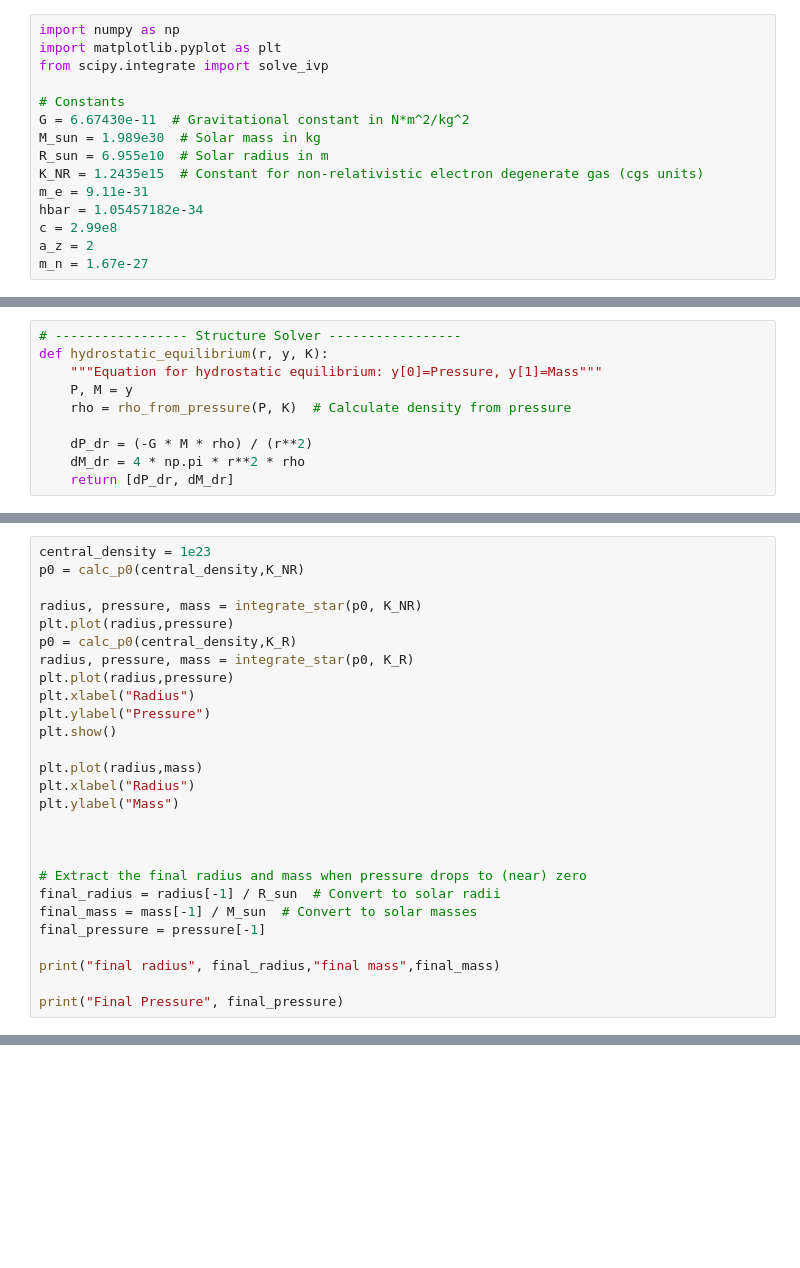
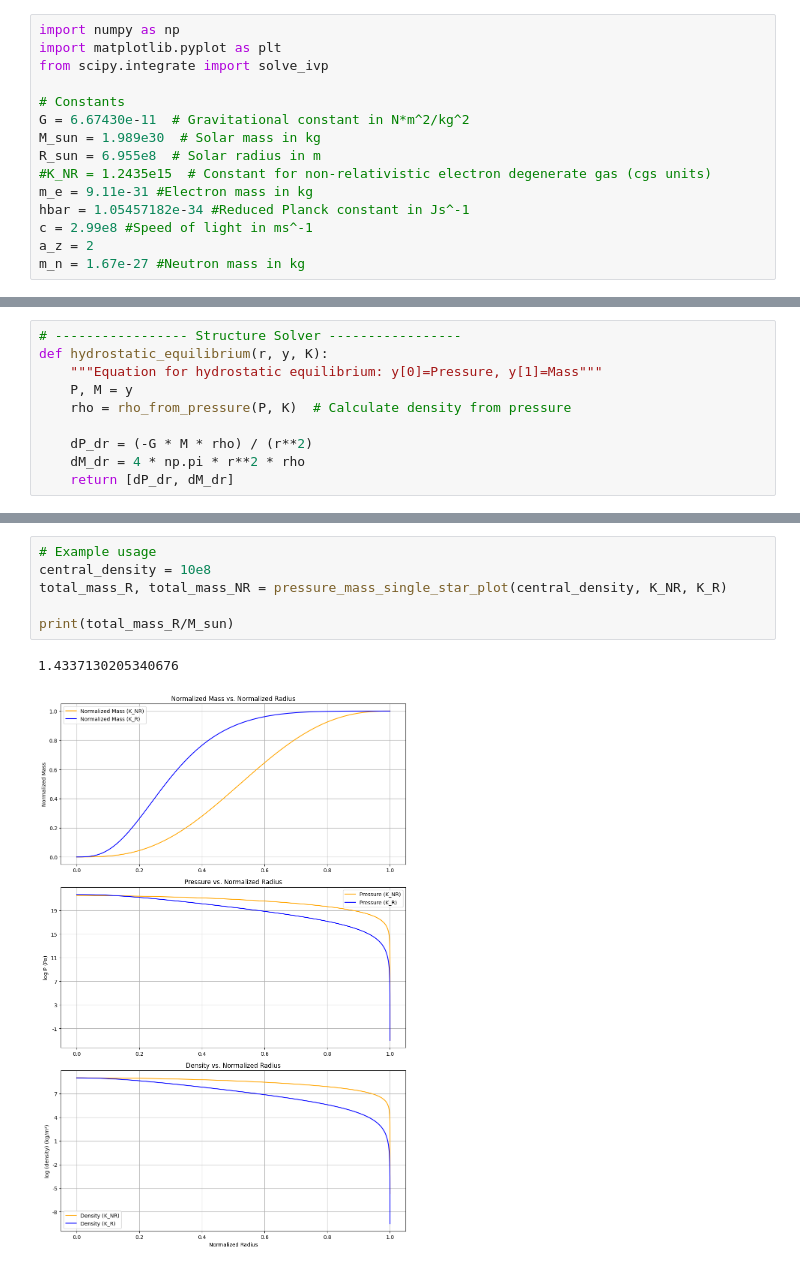
Before and after one commit to davidboam/computing_project, a Jupyter notebook: eos2.ipynb, the cells around one changed output, grey strips where cells are left out. Cells and saved outputs as stored; diff of their text form; blank space fills up the shorter version.

```diff
--- a/eos2.ipynb
+++ b/eos2.ipynb
@@ -13,13 +13,13 @@ from scipy.integrate import solve_ivp
 # Constants
 G = 6.67430e-11  # Gravitational constant in N*m^2/kg^2
 M_sun = 1.989e30  # Solar mass in kg
-R_sun = 6.955e10  # Solar radius in m
-K_NR = 1.2435e15  # Constant for non-relativistic electron degenerate gas (cgs units)
-m_e = 9.11e-31
-hbar = 1.05457182e-34
-c = 2.99e8
+R_sun = 6.955e8  # Solar radius in m
+#K_NR = 1.2435e15  # Constant for non-relativistic electron degenerate gas (cgs units)
+m_e = 9.11e-31 #Electron mass in kg
+hbar = 1.05457182e-34 #Reduced Planck constant in Js^-1
+c = 2.99e8 #Speed of light in ms^-1
 a_z = 2
-m_n = 1.67e-27
+m_n = 1.67e-27 #Neutron mass in kg
 # %%
 def K_NR():
     """Inverse EOS to get density from pressure for non-relativistic case"""
@@ -74,29 +103,2 @@ def integrate_star(central_pressure,K):
 
     return sol.t, sol.y[0], sol.y[1]  # Return radius, pressure, and mass profiles
-# %%
-central_density = 1e23
-p0 = calc_p0(central_density,K_NR)
-
-radius, pressure, mass = integrate_star(p0, K_NR)
-plt.plot(radius,pressure)
-p0 = calc_p0(central_density,K_R)
-radius, pressure, mass = integrate_star(p0, K_R)
-plt.plot(radius,pressure)
-plt.xlabel("Radius")
-plt.ylabel("Pressure")
-plt.show()
-
-plt.plot(radius,mass)
-plt.xlabel("Radius")
-plt.ylabel("Mass")
-
-
-
-# Extract the final radius and mass when pressure drops to (near) zero
-final_radius = radius[-1] / R_sun  # Convert to solar radii
-final_mass = mass[-1] / M_sun  # Convert to solar masses
-final_pressure = pressure[-1]
-
-print("final radius", final_radius,"final mass",final_mass)
-
-print("Final Pressure", final_pressure)
@@ -107,0 +186,9 @@ Final Pressure 2.7689976498294234e-14
+# %%
+# Example usage
+central_density = 10e8
+total_mass_R, total_mass_NR = pressure_mass_single_star_plot(central_density, K_NR, K_R)
+
+print(total_mass_R/M_sun)
+# %% [output]
+1.4337130205340676
+[figure, added]
```
Also changed, not shown: parts of 12 cells of this notebook, 1 other file.
